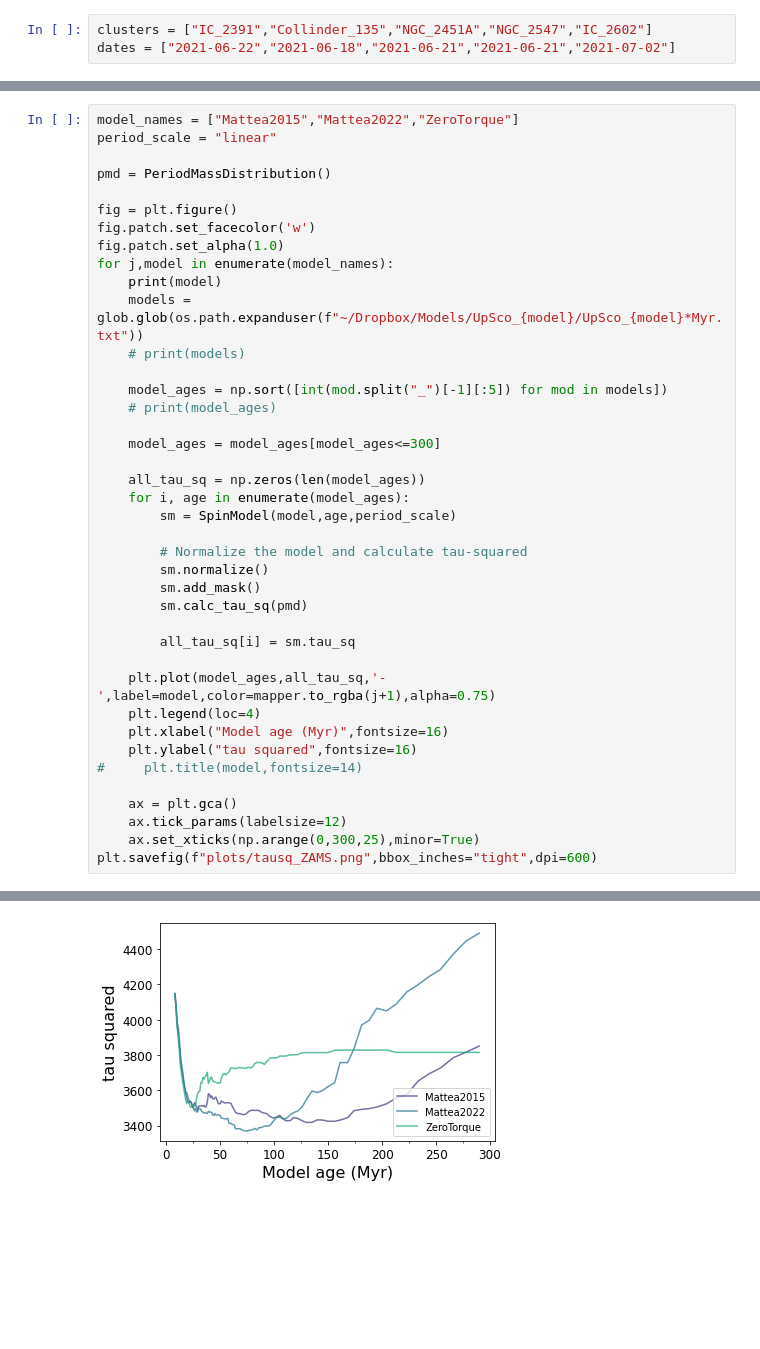
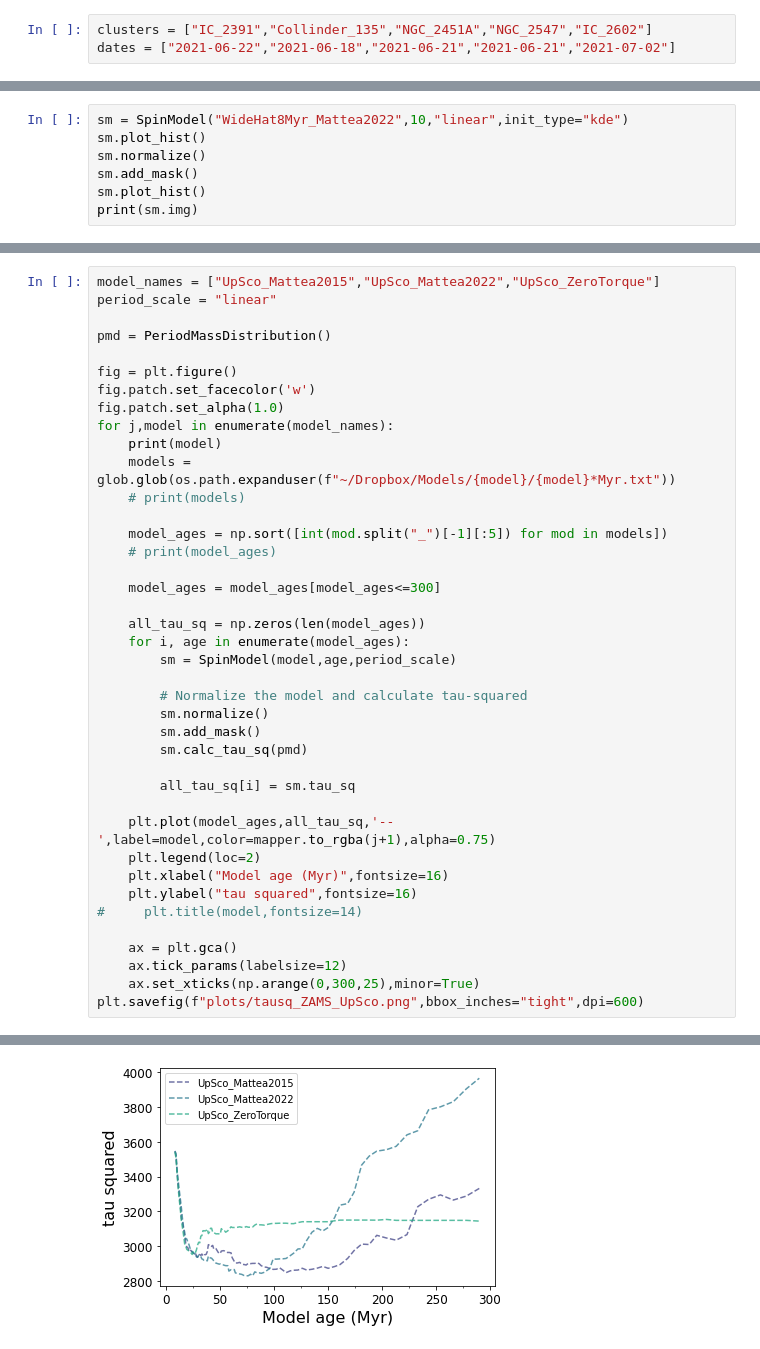
Before and after one commit to stephtdouglas/TESS_young, a Jupyter notebook: tau_sq.ipynb, the cells around one changed output, grey strips where cells are left out. Cells and saved outputs as stored; diff of their text form; blank space fills up the shorter version.

Commit message:
update model comparisons

```diff
--- a/tau_sq.ipynb
+++ b/tau_sq.ipynb
@@ -173,0 +212,7 @@ sm.plot_hist()
+# %%
+sm = SpinModel("WideHat8Myr_Mattea2022",10,"linear",init_type="kde")
+sm.plot_hist()
+sm.normalize()
+sm.add_mask()
+sm.plot_hist()
+print(sm.img)
@@ -334,5 +469,5 @@ ax.set_yscale("log")
 # %%
-model_names = ["Mattea2015","Mattea2022","ZeroTorque"]
+model_names = ["UpSco_Mattea2015","UpSco_Mattea2022","UpSco_ZeroTorque"]
 period_scale = "linear"
 
 pmd = PeriodMassDistribution()
@@ -342,7 +477,7 @@ fig.patch.set_facecolor('w')
 fig.patch.set_alpha(1.0)
 for j,model in enumerate(model_names):
     print(model)
-    models = glob.glob(os.path.expanduser(f"~/Dropbox/Models/UpSco_{model}/UpSco_{model}*Myr.txt"))
+    models = glob.glob(os.path.expanduser(f"~/Dropbox/Models/{model}/{model}*Myr.txt"))
     # print(models)
 
     model_ages = np.sort([int(mod.split("_")[-1][:5]) for mod in models])
@@ -361,8 +496,8 @@ for j,model in enumerate(model_names):
 
         all_tau_sq[i] = sm.tau_sq
 
-    plt.plot(model_ages,all_tau_sq,'-',label=model,color=mapper.to_rgba(j+1),alpha=0.75)
-    plt.legend(loc=4)
+    plt.plot(model_ages,all_tau_sq,'--',label=model,color=mapper.to_rgba(j+1),alpha=0.75)
+    plt.legend(loc=2)
     plt.xlabel("Model age (Myr)",fontsize=16)
     plt.ylabel("tau squared",fontsize=16)
 #     plt.title(model,fontsize=14)
@@ -370,5 +505,5 @@ for j,model in enumerate(model_names):
     ax = plt.gca()
     ax.tick_params(labelsize=12)
     ax.set_xticks(np.arange(0,300,25),minor=True)
-plt.savefig(f"plots/tausq_ZAMS.png",bbox_inches="tight",dpi=600)
+plt.savefig(f"plots/tausq_ZAMS_UpSco.png",bbox_inches="tight",dpi=600)
 # %% [output]
@@ -378 +513 @@ ZeroTorque
-[figure, old version]
+[figure, new version]
```
Also changed, not shown: parts of 33 cells of this notebook, 2 other files.
